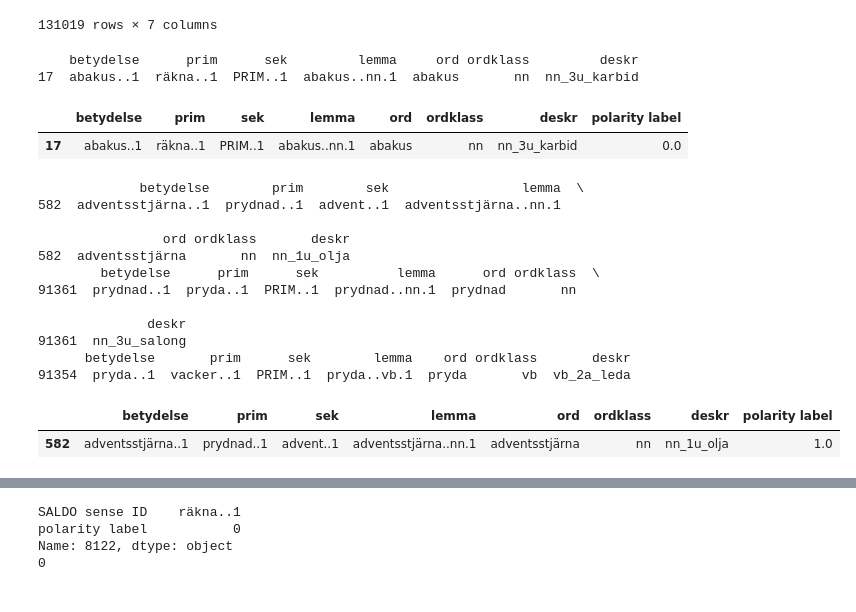
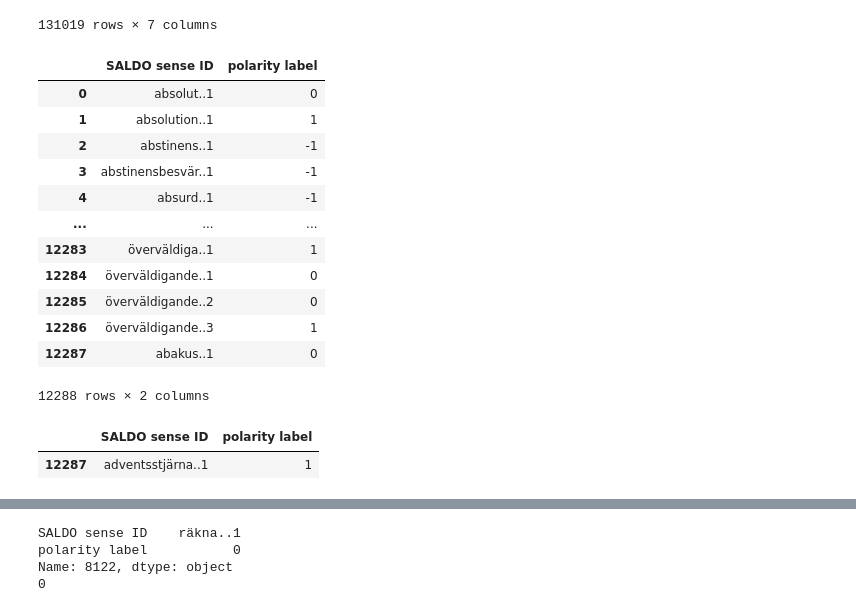
Before and after one commit to richi1998/Master-Thesis, a Jupyter notebook: koden/expansionKod.ipynb, the cells around one changed output, grey strips where cells are left out. Cells and saved outputs as stored; diff of their text form; code cells hidden in the pictures.

```diff
--- a/koden/expansionKod.ipynb
+++ b/koden/expansionKod.ipynb
@@ -170,7 +170,11 @@ def polarityChecker(word, saldoD, sensaldoD):
             return "NA"
 # %%
 def addingChecker(word, saldoD, sensaldoD):
+    #print(word)
     polVal = polarityChecker(word, saldoD, sensaldoD)
-    updatedSaldoD = saldoD.copy()
-    updatedSaldoD.loc[updatedSaldoD['betydelse'] == word, 'polarity label'] = polVal
-    return updatedSaldoD
+    updatedSensaldoD = sensaldoD.copy()
+    if(polVal != "NA"):
+        #print(polVal)
+        newRow = {'SALDO sense ID': word, 'polarity label': polVal}
+        updatedSensaldoD = pd.concat([updatedSensaldoD, pd.DataFrame([newRow])], ignore_index=True)
+    return updatedSensaldoD
@@ -209,29 +181,28 @@ def addingChecker(word, saldoD, sensaldoD):
 # %%
 newAdded = addingChecker("abakus..1", saldoDf, sensaldoDf)
-newAdded[newAdded['betydelse'] == 'abakus..1']
+newAdded[newAdded['SALDO sense ID'] == 'abakus..1']
+newAdded
 # %% [output]
+|  | SALDO sense ID | polarity label |
+| 0 | absolut..1 | 0 |
+| 1 | absolution..1 | 1 |
+| 2 | abstinens..1 | -1 |
+| 3 | abstinensbesvär..1 | -1 |
+| 4 | absurd..1 | -1 |
+| ... | ... | ... |
+| 12283 | överväldiga..1 | 1 |
+| 12284 | överväldigande..1 | 0 |
+| 12285 | överväldigande..2 | 0 |
+| 12286 | överväldigande..3 | 1 |
+| 12287 | abakus..1 | 0 |
-    betydelse      prim      sek         lemma     ord ordklass         deskr
-17  abakus..1  räkna..1  PRIM..1  abakus..nn.1  abakus       nn  nn_3u_karbid
+12288 rows × 2 columns
-|  | betydelse | prim | sek | lemma | ord | ordklass | deskr | polarity label |
-| 17 | abakus..1 | räkna..1 | PRIM..1 | abakus..nn.1 | abakus | nn | nn_3u_karbid | 0.0 |
 # %%
 newAdded2 = addingChecker("adventsstjärna..1", saldoDf, sensaldoDf)
 #print(newAdded2)
-newAdded2[newAdded2['betydelse'] == 'adventsstjärna..1']
+newAdded2[newAdded2['SALDO sense ID'] == 'adventsstjärna..1']
+#newAdded2
 # %% [output]
-             betydelse        prim        sek                 lemma  \
-582  adventsstjärna..1  prydnad..1  advent..1  adventsstjärna..nn.1
-
-                ord ordklass       deskr
-582  adventsstjärna       nn  nn_1u_olja
-        betydelse      prim      sek          lemma      ord ordklass  \
-91361  prydnad..1  pryda..1  PRIM..1  prydnad..nn.1  prydnad       nn
-
-              deskr
-91361  nn_3u_salong
-      betydelse       prim      sek        lemma    ord ordklass       deskr
-91354  pryda..1  vacker..1  PRIM..1  pryda..vb.1  pryda       vb  vb_2a_leda
-|  | betydelse | prim | sek | lemma | ord | ordklass | deskr | polarity label |
-| 582 | adventsstjärna..1 | prydnad..1 | advent..1 | adventsstjärna..nn.1 | adventsstjärna | nn | nn_1u_olja | 1.0 |
+|  | SALDO sense ID | polarity label |
+| 12287 | adventsstjärna..1 | 1 |
 # %%
 sensaldoDfC['polarity label']
```
Also changed, not shown: parts of 5 cells of this notebook.
